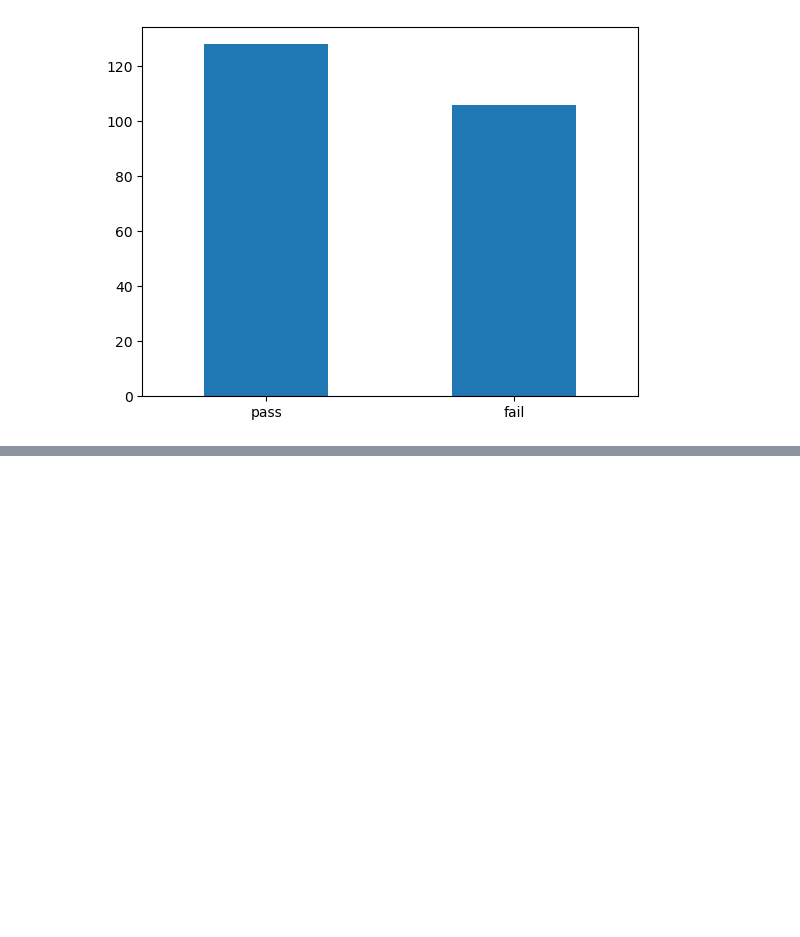
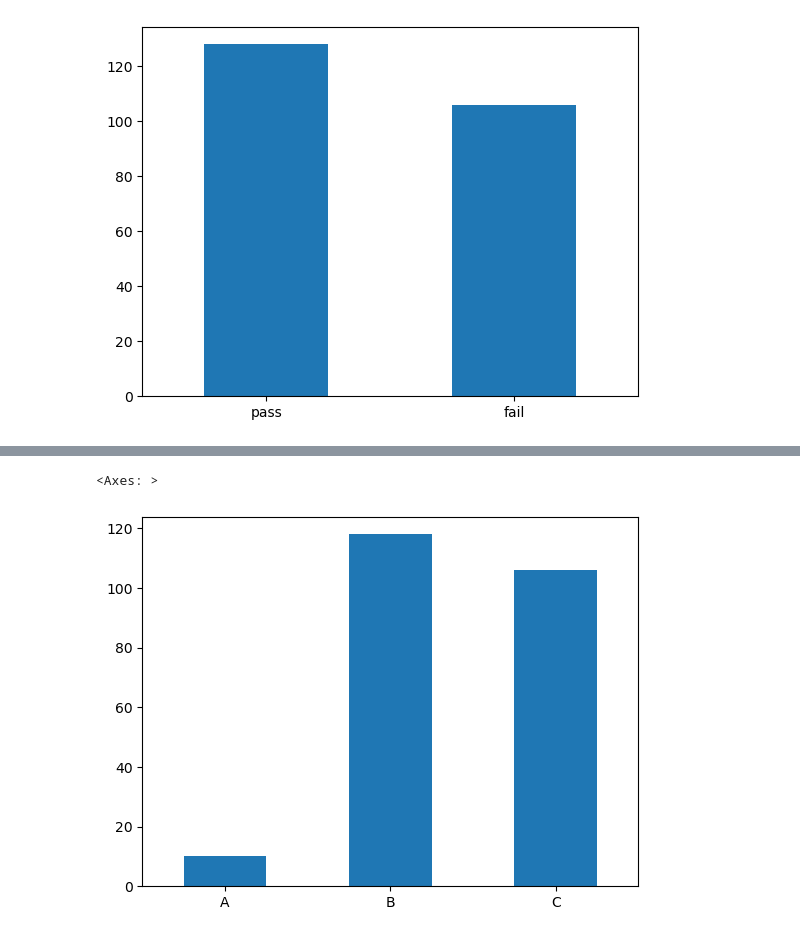
Before and after one commit to gun587330/-, a Jupyter notebook: Note.ipynb, the cells around one changed output, grey strips where cells are left out. Drawn from its saved outputs; the diff is of its cells as text; code cells hidden in the pictures; blank space fills up the shorter version.

```diff
--- a/Note.ipynb
+++ b/Note.ipynb
@@ -517,0 +556,5 @@ count_test.plot.bar(rot = 0) # rot : 회전 각도
+# %%
+count_grade.plot.bar(rot = 0)
+# %% [output]
+<Axes: >
+[figure, added]
```
Also changed, not shown: parts of 20 cells of this notebook.
